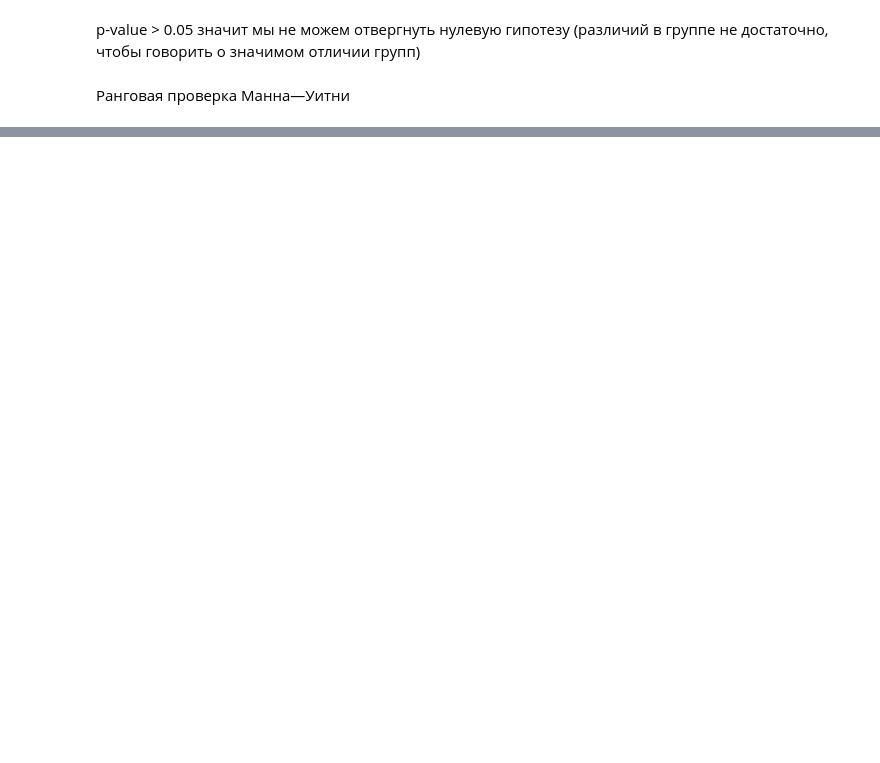
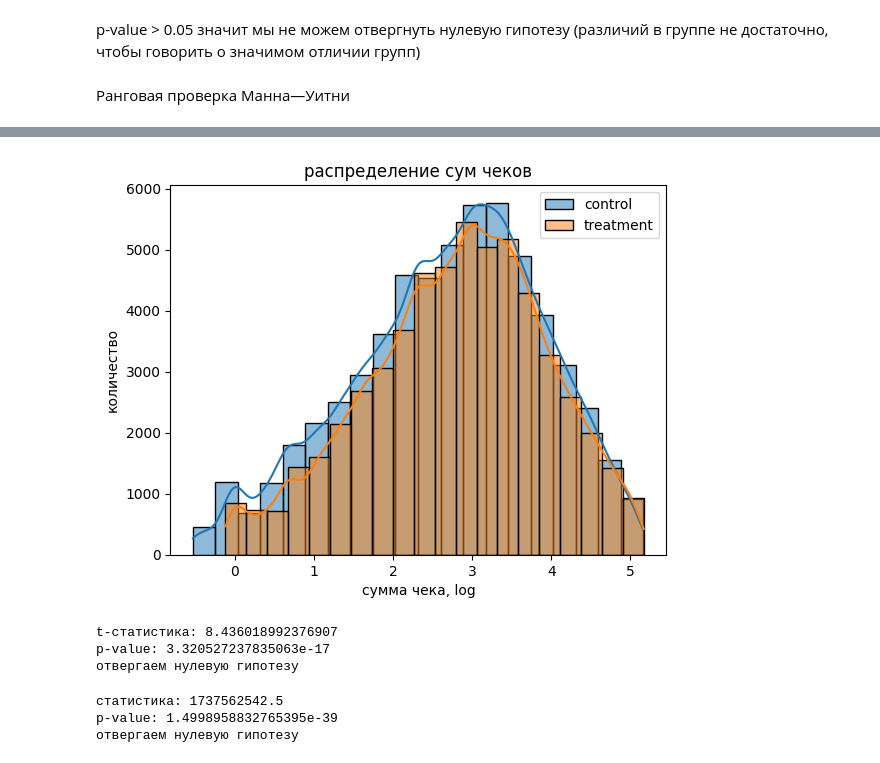
Before and after one commit to ArtemGusenkov/projects, a Jupyter notebook: retail_analytics/src/ab_test.ipynb, the cells around one changed output, grey strips where cells are left out. Drawn from its saved outputs; the diff is of its cells as text; code cells hidden in the pictures; blank space fills up the shorter version.

```diff
--- a/retail_analytics/src/ab_test.ipynb
+++ b/retail_analytics/src/ab_test.ipynb
@@ -139,0 +275,59 @@ p-value: 0.4017977617830075
+# %%
+user_keys = [f'{SALT}+{i}' for i in comp_users]
+user_hashes = [hashlib.sha256(i.encode('utf-8')).hexdigest() for i in user_keys]
+a_group = np.array([int(i, 16) % 2 for i in user_hashes])
+b_users, a_users = comp_users[a_group == 0], comp_users[a_group == 1]
+# %%
+cond_1 = td['WEEK_NO'] >= 21
+cond_2 = td['WEEK_NO'] <= 60
+cond_3 = td['household_key'].isin(a_users)
+
+control = td[cond_1 & cond_2 & cond_3].copy()
+control_s = control.copy()
+control = control.groupby(['household_key','BASKET_ID'], as_index=False)['SALES_VALUE'].sum()
+
+cond_4 = td['WEEK_NO'] >= 61
+cond_5 = td['WEEK_NO'] <= 100
+cond_6 = td['household_key'].isin(b_users)
+
+treatment = td[cond_4 & cond_5 & cond_6].copy()
+treatment_s = treatment.copy()
+treatment = treatment.groupby(['household_key','BASKET_ID'], as_index=False)['SALES_VALUE'].sum()
+
+control, treatment = outlier_remover(control, treatment, 'SALES_VALUE', 0.99, True)
+# %%
+sns.histplot(np.log(control['SALES_VALUE']), bins=20, kde=True, label='control')
+sns.histplot(np.log(treatment['SALES_VALUE']), bins=20, kde=True, label='treatment')
+
+plt.legend()
+plt.xlabel('сумма чека, log')
+plt.ylabel('количество')
+plt.title('распределение сум чеков')
+plt.show()
+# %% [output]
+[figure, added]
+# %%
+t_stat, p_value = stats.ttest_ind(treatment['SALES_VALUE'], control['SALES_VALUE'], alternative='two-sided')
+print('t-статистика:', t_stat)
+print('p-value:', p_value)
+if p_value <= ALPHA:
+    print('отвергаем нулевую гипотезу')
+else:
+    print('нет оснований отвергнуть нулевую гипотезу')
+# %% [output]
+t-статистика: 8.436018992376907
+p-value: 3.320527237835063e-17
+отвергаем нулевую гипотезу
+# %%
+a = stats.mannwhitneyu(treatment['SALES_VALUE'], control['SALES_VALUE'], alternative='two-sided', use_continuity=True)
+
+print('статистика:', a.statistic)
+print('p-value:', a.pvalue)
+if a.pvalue <= ALPHA:
+    print('отвергаем нулевую гипотезу')
+else:
+    print('нет оснований отвергнуть нулевую гипотезу')
+# %% [output]
+статистика: 1737562542.5
+p-value: 1.4998958832765395e-39
+отвергаем нулевую гипотезу
```
Also changed, not shown: parts of 25 cells of this notebook.
